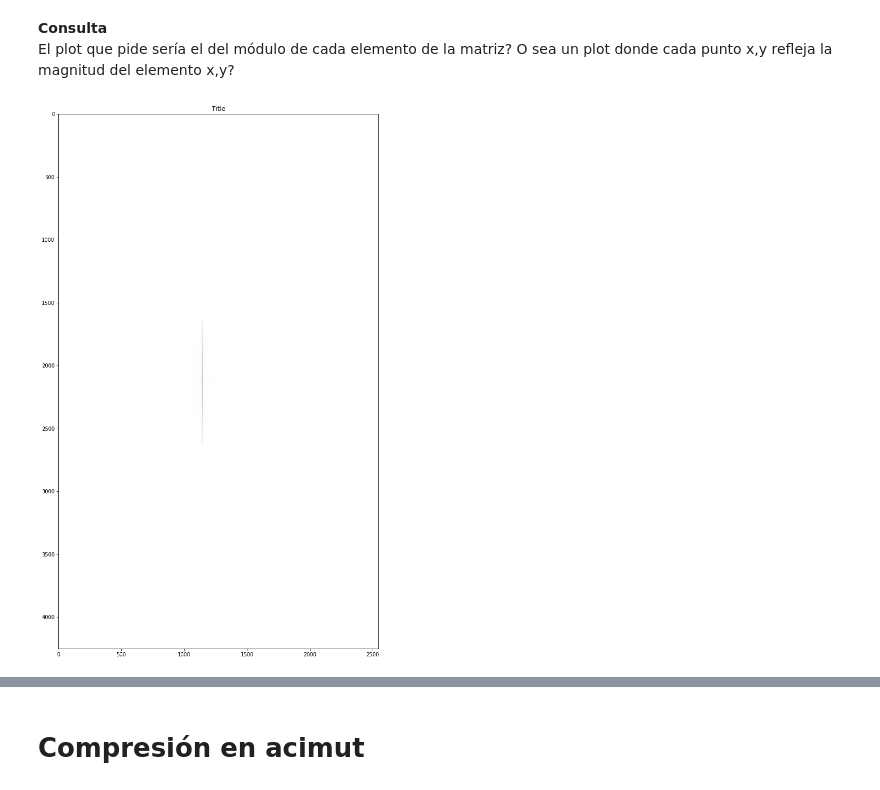
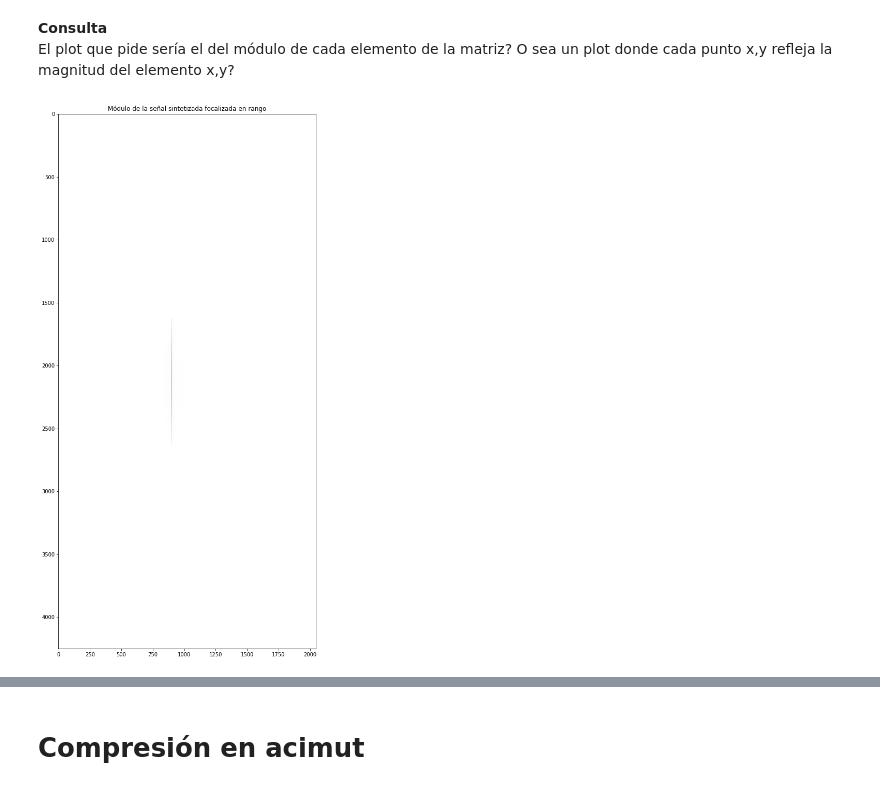
Before and after one commit to rozanecm/6674_tpFinal, a Jupyter notebook: notebooks/Ejercicios.ipynb, the cells around one changed output, grey strips where cells are left out. Saved outputs shown, nothing was run; the diff lists cells and outputs as text; code cells hidden in the pictures.

Commit message:
correcciones y progreso
corregir espectrograma para que se vea como la gente, ajustando nfft, noverlap y window size.
corregir senal chirp en azimut.
plotear cosas relacionadas a la chirp en azimut.

```diff
--- a/notebooks/Ejercicios.ipynb
+++ b/notebooks/Ejercicios.ipynb
@@ -524,6 +550,7 @@ print(signal.correlate(sarat_sint[0], my_chirp[1], method='fft').shape)
 compressed = []
 for i in range(sarat_sint.shape[0]):
     row = sarat_sint[i]
-    compressed_row = signal.correlate(row, my_chirp[1], method='fft')
-#     compressed_row = signal.correlate(row, my_chirp[1], method='fft', mode='same')
+#     compressed_row = signal.correlate(row, my_chirp[1], method='fft')
+    compressed_row = signal.correlate(row, my_chirp[1], method='fft', mode='same')
     compressed.append(compressed_row)
+compressed = np.asarray(compressed)
@@ -540,16 +557,14 @@ array([[0., 0., 0., ..., 0., 0., 0.],
 # %% [markdown]
 **Consulta**<br>El plot que pide sería el del módulo de cada elemento de la matriz? O sea un plot donde cada punto x,y refleja la magnitud del elemento x,y?
 # %%
-my_img = abs(np.asarray(compressed))
+my_img = abs(compressed)
 
 plt.figure(figsize=(19,19))
 plt.imshow(my_img, cmap='gray_r', vmin=my_img.min(), vmax=my_img.max())
-# plt.pcolormesh(t*1e6, f*1e-6, Sxx)
-plt.title('Title')
-# plt.ylabel('Frequency [MHz]')
-# plt.xlabel('Time [micro sec]')
 
-# plt.savefig('../res/03 - espectrograma_no_nyq.png')
+plt.title('Módulo de la señal sintetizada focalizada en rango')
+
+plt.savefig('../res/10 - focalizacion en rango.png')
 plt.show();
 # %% [output]
-[figure, old version]
+[figure, new version]
```
Also changed, not shown: parts of 20 cells of this notebook, 6 other files.
